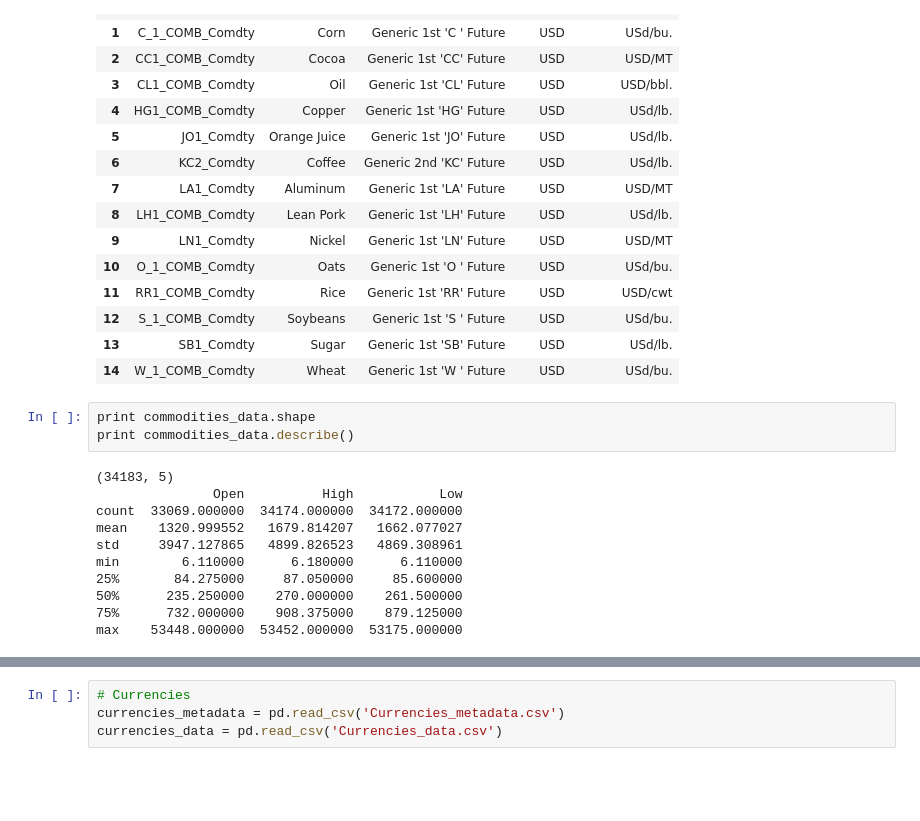
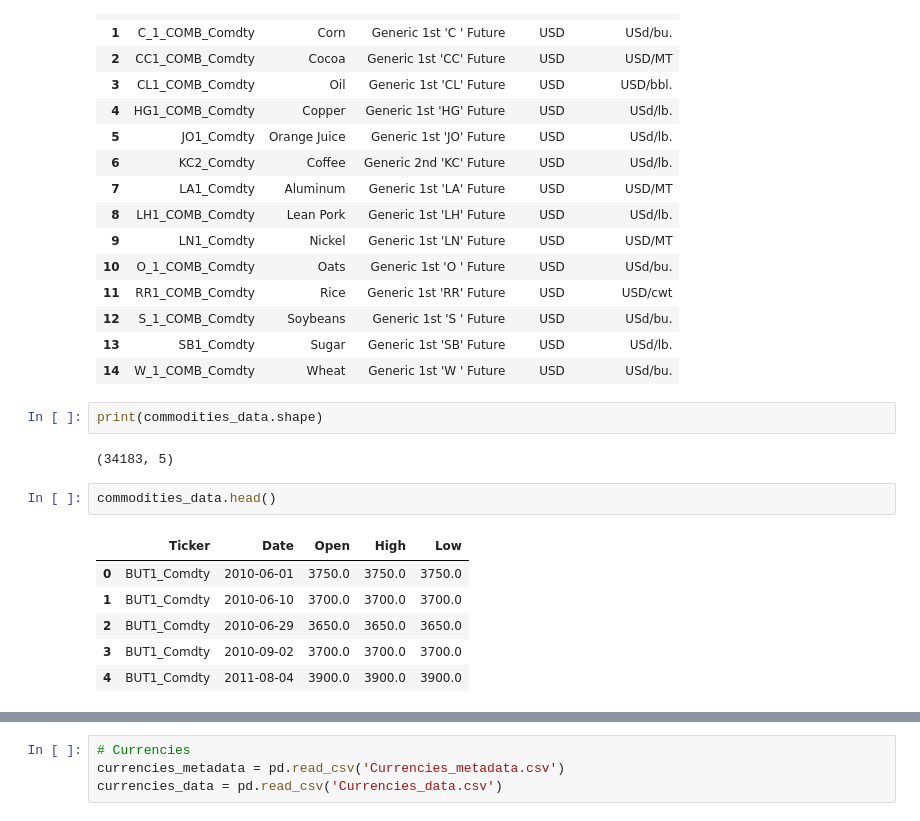
Before and after one commit to mingkaid/instruments-correlation-exploration, a Jupyter notebook: dataset-properties.ipynb, the cells around one changed output, grey strips where cells are left out. Saved outputs shown, nothing was run; the diff lists cells and outputs as text; blank space fills up the shorter version.

```diff
--- a/dataset-properties.ipynb
+++ b/dataset-properties.ipynb
@@ -43,16 +48,15 @@ commodities_metadata
 | 13 | SB1_Comdty | Sugar | Generic 1st 'SB' Future | USD | USd/lb. |
 | 14 | W_1_COMB_Comdty | Wheat | Generic 1st 'W ' Future | USD | USd/bu. |
 # %%
-print commodities_data.shape
-print commodities_data.describe()
+print(commodities_data.shape)
 # %% [output]
 (34183, 5)
-               Open          High           Low
-count  33069.000000  34174.000000  34172.000000
-mean    1320.999552   1679.814207   1662.077027
-std     3947.127865   4899.826523   4869.308961
-min        6.110000      6.180000      6.110000
-25%       84.275000     87.050000     85.600000
-50%      235.250000    270.000000    261.500000
-75%      732.000000    908.375000    879.125000
-max    53448.000000  53452.000000  53175.000000
+# %%
+commodities_data.head()
+# %% [output]
+|  | Ticker | Date | Open | High | Low |
+| 0 | BUT1_Comdty | 2010-06-01 | 3750.0 | 3750.0 | 3750.0 |
+| 1 | BUT1_Comdty | 2010-06-10 | 3700.0 | 3700.0 | 3700.0 |
+| 2 | BUT1_Comdty | 2010-06-29 | 3650.0 | 3650.0 | 3650.0 |
+| 3 | BUT1_Comdty | 2010-09-02 | 3700.0 | 3700.0 | 3700.0 |
+| 4 | BUT1_Comdty | 2011-08-04 | 3900.0 | 3900.0 | 3900.0 |
```
Also changed, not shown: parts of 10 cells of this notebook, 1 other file.
